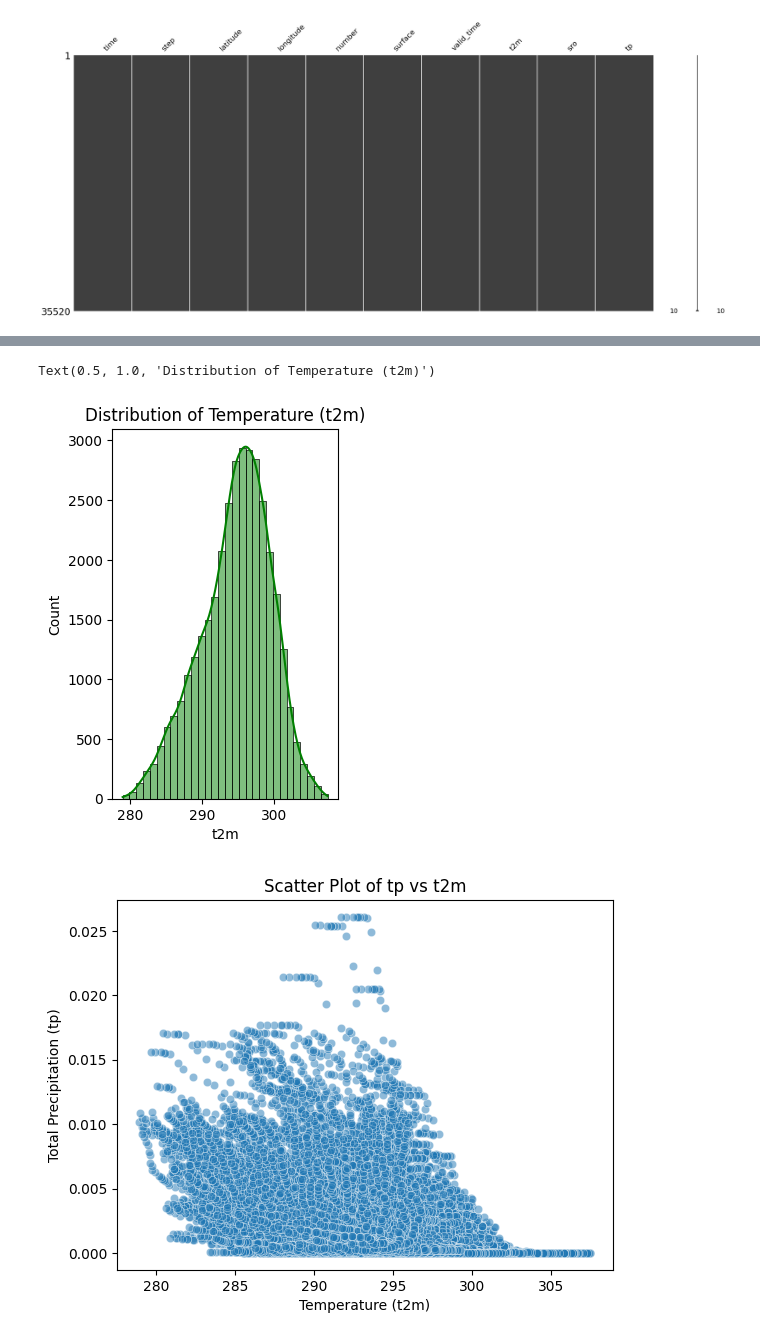
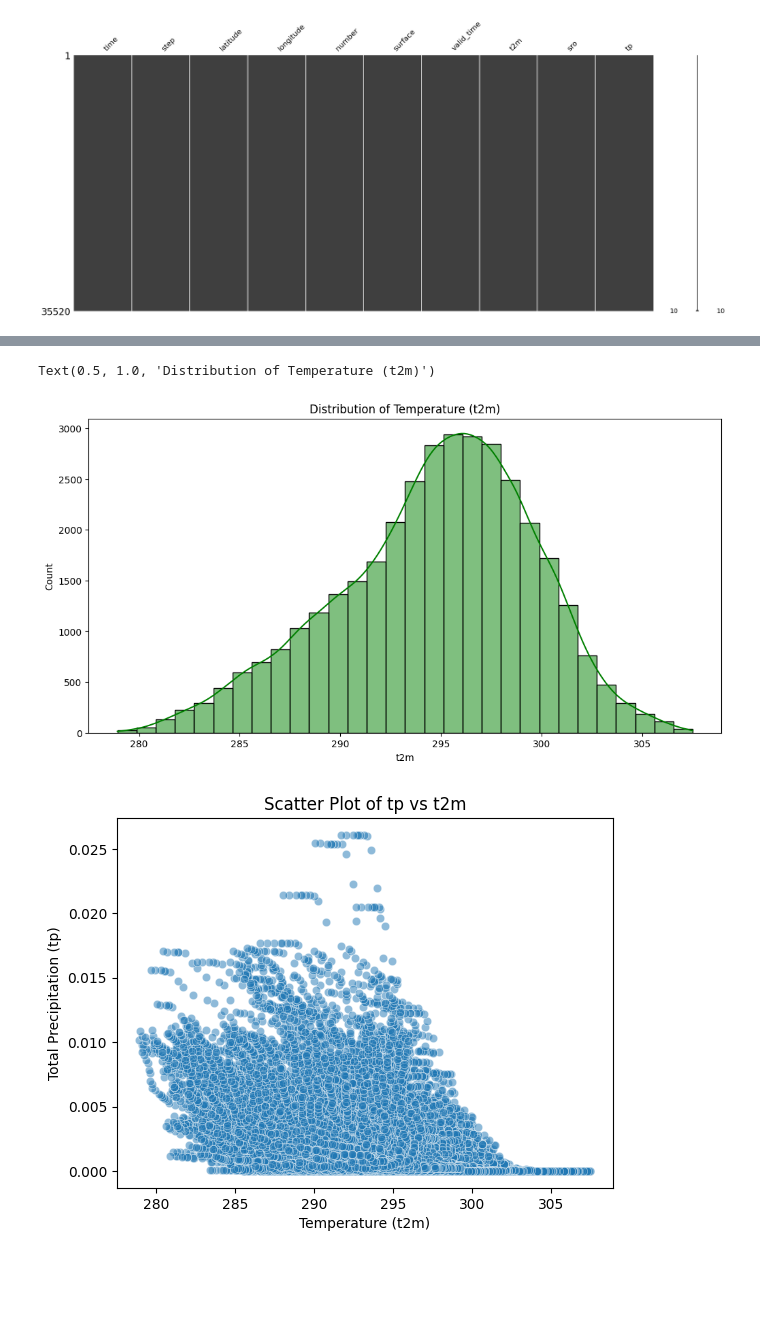
Before and after one commit to aminnademi/Clustring-On-North-of-Iran-Climate-Dataset, a Jupyter notebook: notebook.ipynb, the cells around one changed output, grey strips where cells are left out. Drawn from its saved outputs; the diff is of its cells as text; code cells hidden in the pictures; blank space fills up the shorter version.

```diff
--- a/notebook.ipynb
+++ b/notebook.ipynb
@@ -131,10 +130,10 @@ Text(0.5, 1.0, 'Distribution of Total Precipitation (tp)')
 # %%
-plt.subplot(1, 2, 2)
+plt.figure(figsize=(12, 6))
 sns.histplot(features['t2m'], kde=True, bins=30, color='green')
 plt.title('Distribution of Temperature (t2m)')
 # %% [output]
 Text(0.5, 1.0, 'Distribution of Temperature (t2m)')
-[figure, old version]
+[figure, new version]
 # %%
 sns.scatterplot(x='t2m', y='tp', data=features, alpha=0.5)
 plt.title('Scatter Plot of tp vs t2m')
```
Also changed, not shown: parts of 2 cells of this notebook.
